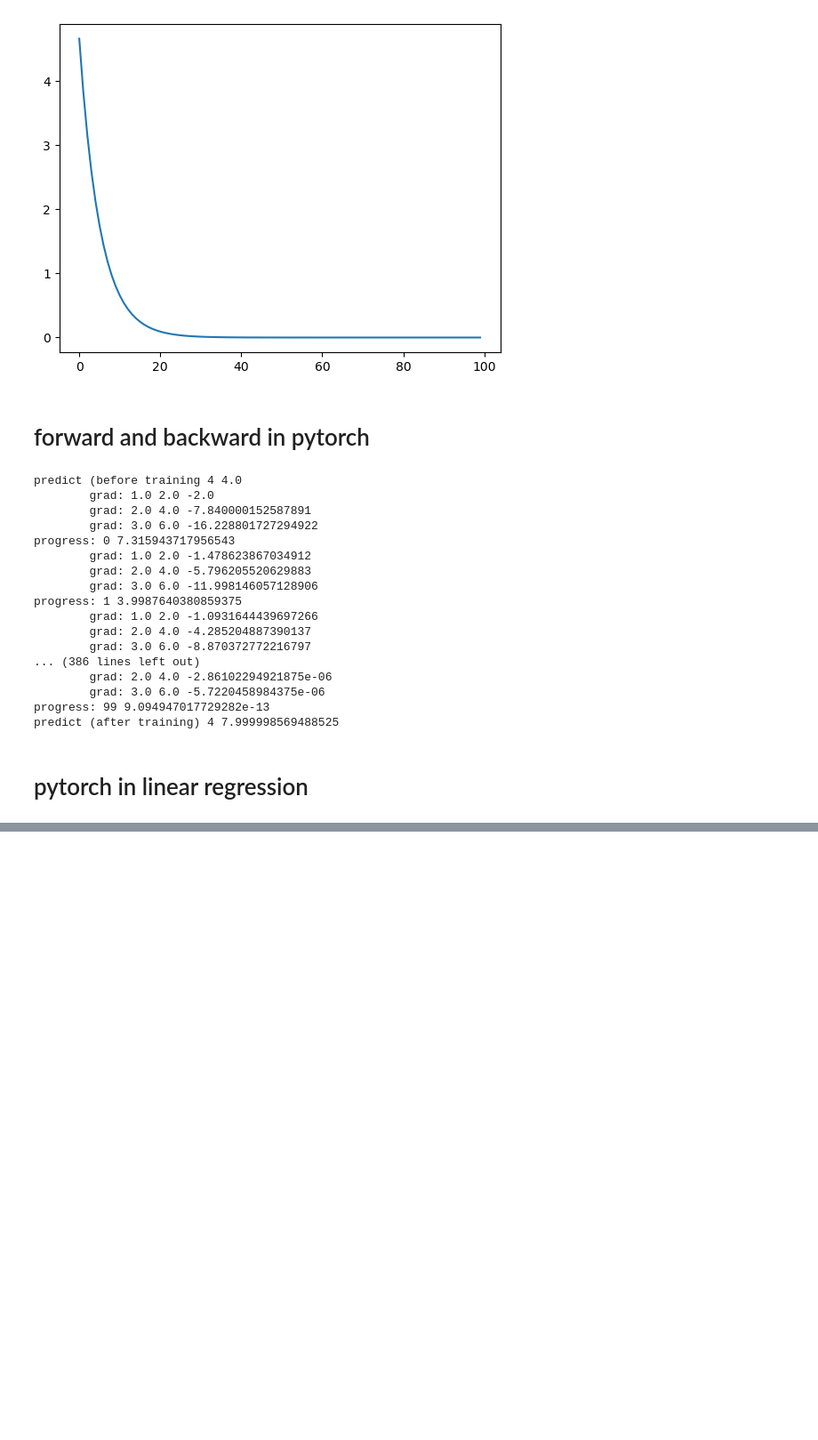
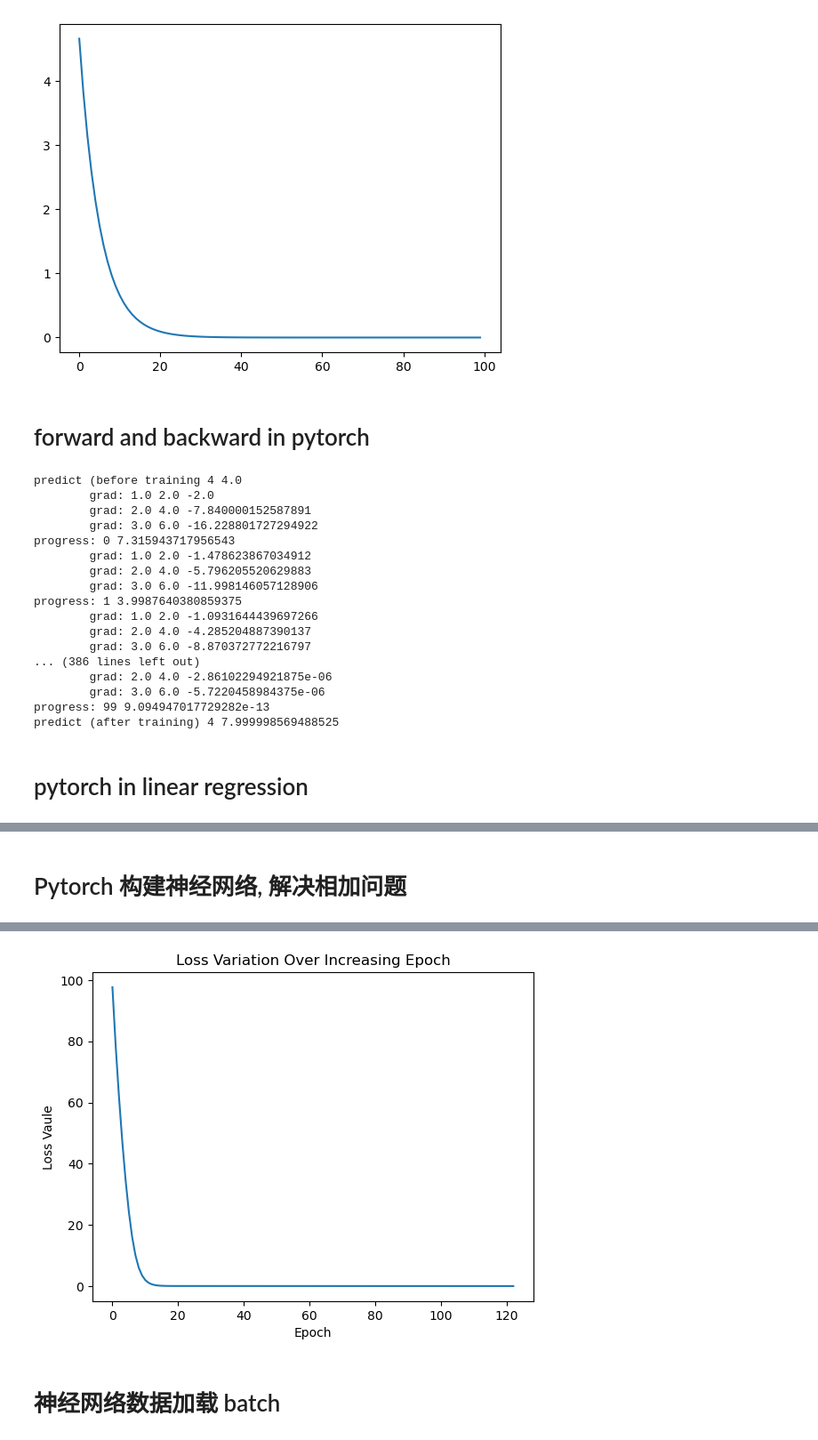
Before and after one commit to miraclebai/pytorch_practice, a Jupyter notebook: practice.ipynb, the cells around one changed output, grey strips where cells are left out. Shown at 89% size. Saved outputs shown, nothing was run; the diff lists cells and outputs as text; code cells hidden in the pictures; blank space fills up the shorter version.

```diff
--- a/practice.ipynb
+++ b/practice.ipynb
@@ -1297,0 +1298,75 @@ y_pred= tensor([7.9995])
+# %% [markdown]
+# Pytorch 构建神经网络, 解决相加问题
+# %%
+import torch
+from torch import nn
+from torch.optim import SGD
+import matplotlib.pyplot as plt
+# Initialize dataset
+x = [[1, 2], [3, 4], [5, 6], [7, 8]]
+y = [[3], [7], [11], [15]]
+
+# Convert data to tensors and float type
+x = torch.tensor(x).float()
+y = torch.tensor(y).float()
+
+# Check if MPS is available
+if torch.mps.is_available():
+    device = torch.device("mps")
+else:
+    device = torch.device("cpu")
+
+# Move tensors to the device
+x = x.to(device)
+y = y.to(device)
+
+# Define neural network class
+class MyNeuralNet(nn.Module):
+    def __init__(self):
+        super().__init__()
+        self.input_to_hidden_layer = nn.Linear(2, 8)
+        self.hidden_layer_activation = nn.ReLU()
+        self.hidden_to_output_layer = nn.Linear(8, 1)
+
+    # Define forward method
+    def forward(self, x):
+        x = self.input_to_hidden_layer(x)
+        x = self.hidden_layer_activation(x)
+        x = self.hidden_to_output_layer(x)
+        return x
+
+# Example
+mynet = MyNeuralNet().to(device)
+print(mynet.input_to_hidden_layer.weight)
+
+# Define loss function and make predictions
+loss_f = nn.MSELoss()
+y_pred = mynet(x)
+
+# Compute the loss
+loss_value = loss_f(y_pred, y)
+
+# Print the loss value
+print(loss_value)
+
+# Define optimizer to decline loss_value
+opt = SGD(mynet.parameters(), lr = 0.001)
+
+# Training
+list = []
+for epoch in range(123):
+    opt.zero_grad()
+    loss_value = loss_f(mynet(x), y)
+    # print("y_pred = ", mynet(x))
+    # print("loss_value = ", loss_value)
+    loss_value.backward()
+    opt.step()
+    list.append(loss_value.item())
+
+# Visualize
+plt.plot(list)
+plt.title("Loss Variation Over Increasing Epoch")
+plt.xlabel("Epoch")
+plt.ylabel("Loss Vaule")
+plt.show()
+# %% [output]
@@ -1297,0 +1383,3 @@ y_pred= tensor([7.9995])
+[figure, added]
+# %% [markdown]
+# 神经网络数据加载 batch
```
Also changed, not shown: parts of 3 cells of this notebook.
